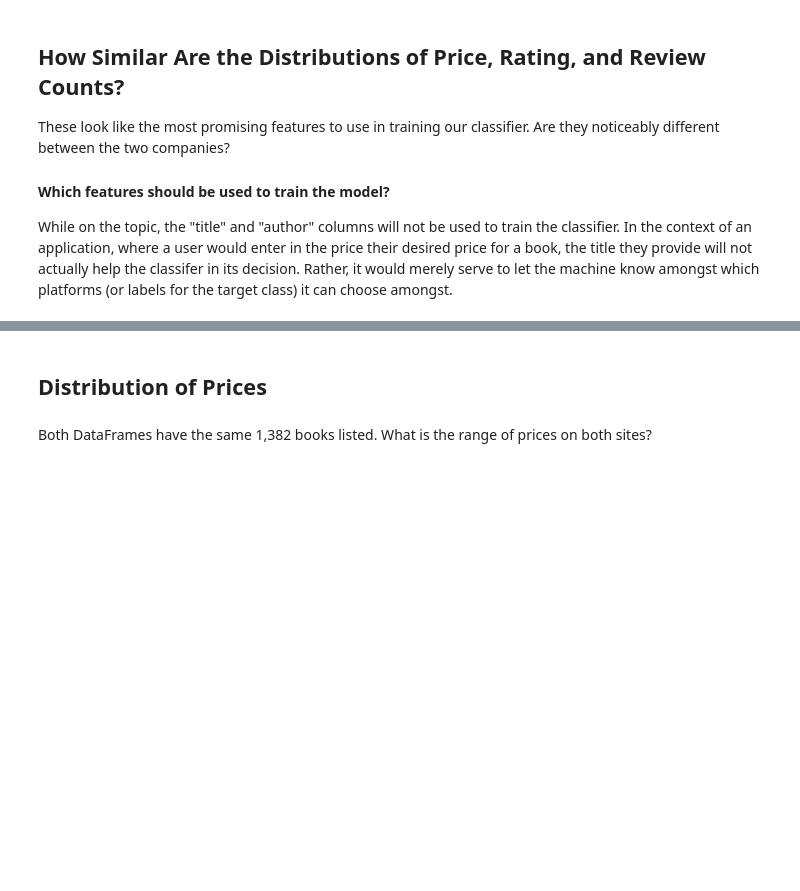
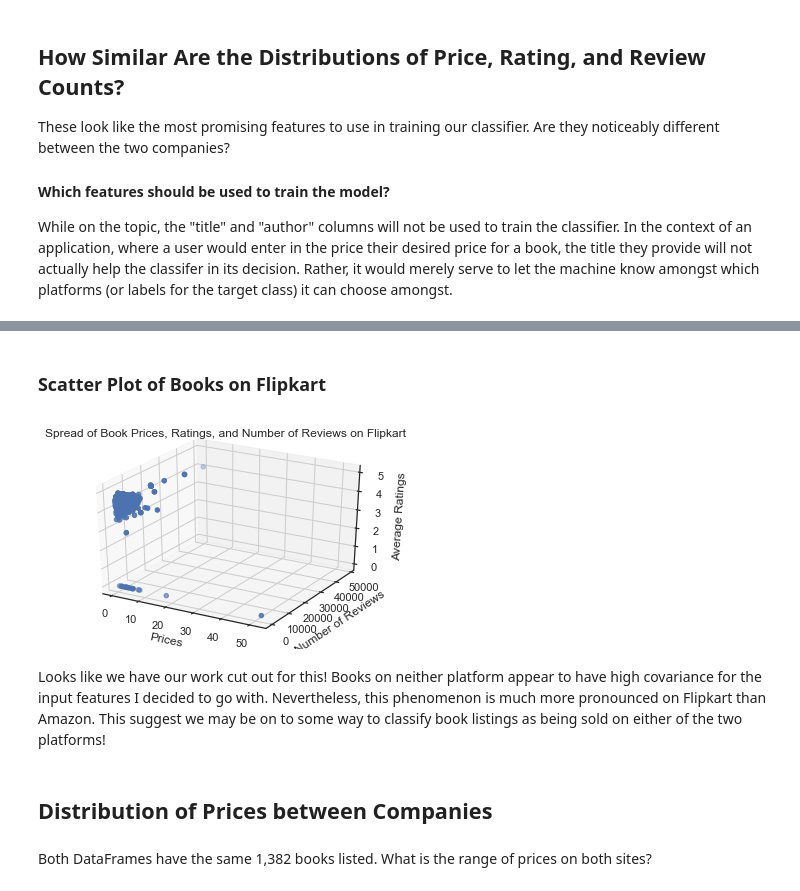
Before and after one commit to UPstartDeveloper/bookstore-classifier, a Jupyter notebook: classifications.ipynb, the cells around one changed output, grey strips where cells are left out. Cells and saved outputs as stored; diff of their text form; code cells hidden in the pictures; blank space fills up the shorter version.

```diff
--- a/classifications.ipynb
+++ b/classifications.ipynb
@@ -289,5 +308,15 @@ While on the topic, the "title" and "author" columns will not be used to train t
+# %% [markdown]
+### Scatter Plot of Books on Flipkart
+# %%
+plot_3D(fp_df, 'Flipkart')
+# %% [output]
+[figure, added]
+# %% [markdown]
+Looks like we have our work cut out for this!
+Books on neither platform appear to have high covariance for the input features I decided to go with.
+Nevertheless, this phenomenon is much more pronounced on Flipkart than Amazon. This suggest we may be on to some way to classify book listings as being sold on either of the two platforms!
 # %% [markdown]
-## Distribution of Prices
+## Distribution of Prices between Companies
 # %% [markdown]
 Both DataFrames have the same 1,382 books listed. What is the range of prices on both sites?
 # %%
```
Also changed, not shown: parts of 8 cells of this notebook.
